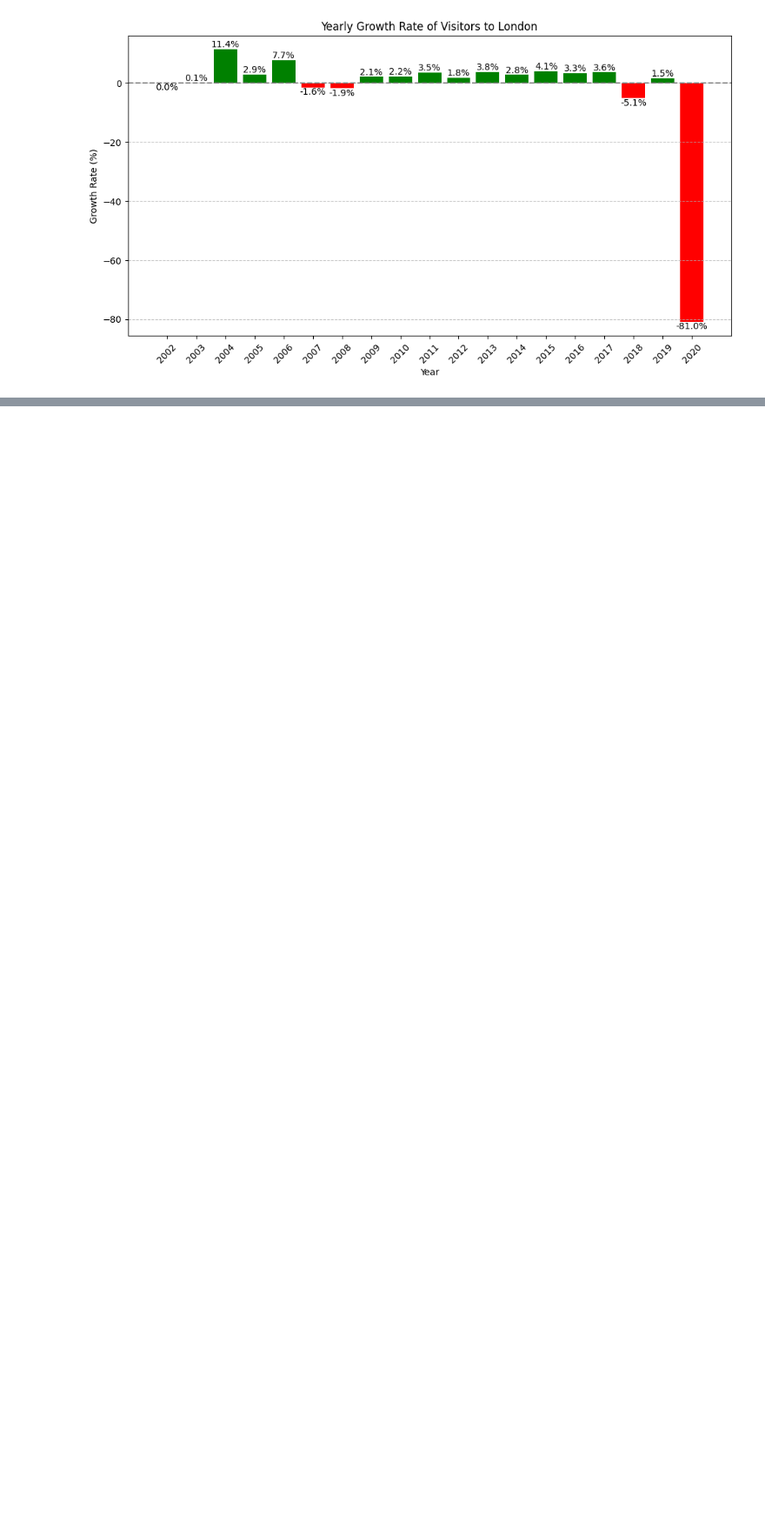
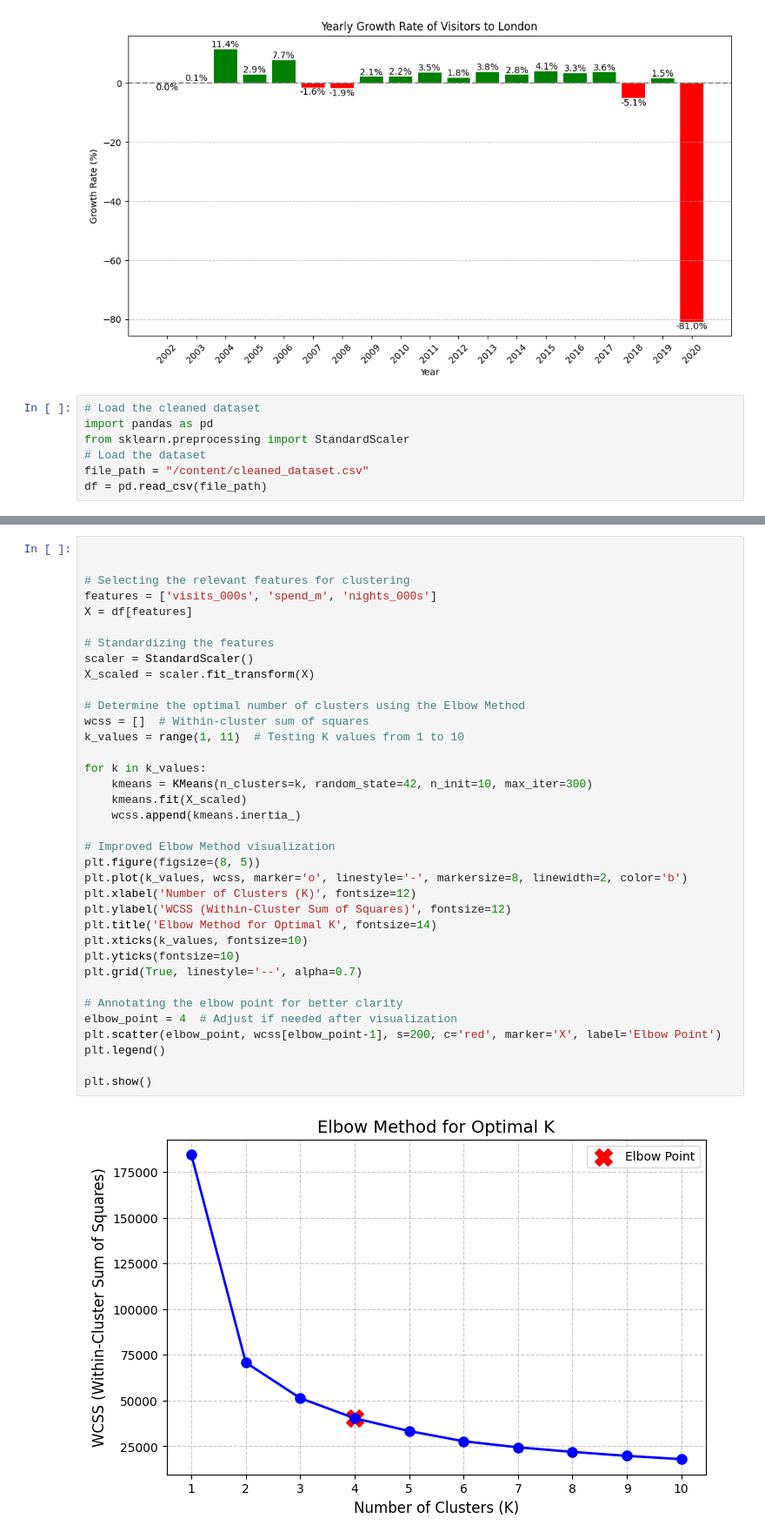
Before and after one commit to narender5162/Project-Data-science-imp, a Jupyter notebook: Project_Data_Science_impo.ipynb, the cells around one changed output, grey strips where cells are left out. Shown at 87% size. Drawn from its saved outputs; the diff is of its cells as text; blank space fills up the shorter version.

```diff
--- a/Project_Data_Science_impo.ipynb
+++ b/Project_Data_Science_impo.ipynb
@@ -357,3 +357,10 @@ plt.grid(axis='y', linestyle="--", alpha=0.7)
 plt.show()
 # %% [output]
 [figure]
+# %%
+# Load the cleaned dataset
+import pandas as pd
+from sklearn.preprocessing import StandardScaler
+# Load the dataset
+file_path = "/content/cleaned_dataset.csv"
+df = pd.read_csv(file_path)
@@ -359,0 +443,38 @@ plt.show()
+# %%
+
+
+# Selecting the relevant features for clustering
+features = ['visits_000s', 'spend_m', 'nights_000s']
+X = df[features]
+
+# Standardizing the features
+scaler = StandardScaler()
+X_scaled = scaler.fit_transform(X)
+
+# Determine the optimal number of clusters using the Elbow Method
+wcss = []  # Within-cluster sum of squares
+k_values = range(1, 11)  # Testing K values from 1 to 10
+
+for k in k_values:
+    kmeans = KMeans(n_clusters=k, random_state=42, n_init=10, max_iter=300)
+    kmeans.fit(X_scaled)
+    wcss.append(kmeans.inertia_)
+
+# Improved Elbow Method visualization
+plt.figure(figsize=(8, 5))
+plt.plot(k_values, wcss, marker='o', linestyle='-', markersize=8, linewidth=2, color='b')
+plt.xlabel('Number of Clusters (K)', fontsize=12)
+plt.ylabel('WCSS (Within-Cluster Sum of Squares)', fontsize=12)
+plt.title('Elbow Method for Optimal K', fontsize=14)
+plt.xticks(k_values, fontsize=10)
+plt.yticks(fontsize=10)
+plt.grid(True, linestyle='--', alpha=0.7)
+
+# Annotating the elbow point for better clarity
+elbow_point = 4  # Adjust if needed after visualization
+plt.scatter(elbow_point, wcss[elbow_point-1], s=200, c='red', marker='X', label='Elbow Point')
+plt.legend()
+
+plt.show()
+# %% [output]
+[figure, added]
```
Also changed, not shown: parts of 7 cells of this notebook.
